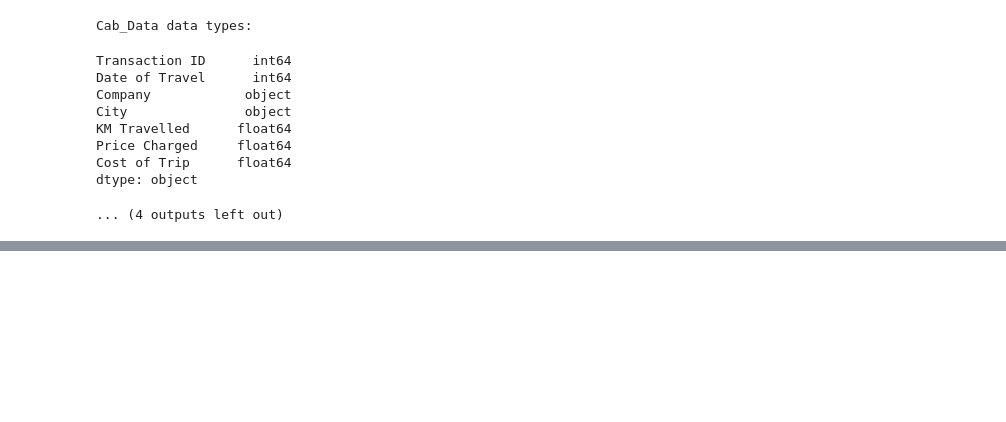
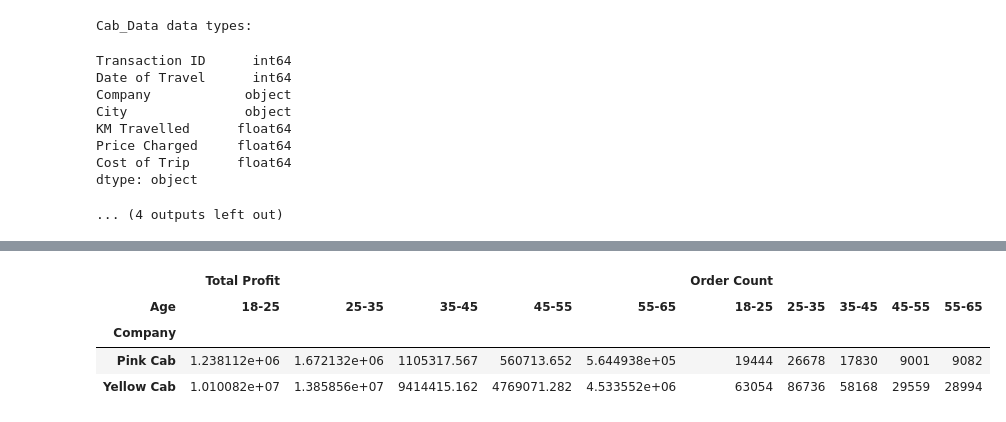
Before and after one commit to YunkeW/ML-Projects, a Jupyter notebook: EDA.ipynb, the cells around one changed output, grey strips where cells are left out. Saved outputs shown, nothing was run; the diff lists cells and outputs as text; code cells hidden in the pictures; blank space fills up the shorter version.

```diff
--- a/EDA.ipynb
+++ b/EDA.ipynb
@@ -69,0 +144,11 @@ Change 'Population' and 'Users' from object to integer.
+# %%
+# Group by age.
+age_bins = pd.cut(df['Age'], bins=[18, 25, 35, 45, 55, 65], labels=['18-25', '25-35', '35-45', '45-55', '55-65'])
+age_stats = df.groupby(['Company', age_bins]).agg({'Profit':'sum', 'Transaction ID' : 'count'}).rename(columns={'Profit' : 'Total Profit', 'Transaction ID' : 'Order Count'}).unstack()
+age_stats
+# %% [output]
+|  | Total Profit |  |  |  |  | Order Count |  |  |  |  |
+| Age | 18-25 | 25-35 | 35-45 | 45-55 | 55-65 | 18-25 | 25-35 | 35-45 | 45-55 | 55-65 |
+| Company |  |  |  |  |  |  |  |  |  |  |
+| Pink Cab | 1.238112e+06 | 1.672132e+06 | 1105317.567 | 560713.652 | 5.644938e+05 | 19444 | 26678 | 17830 | 9001 | 9082 |
+| Yellow Cab | 1.010082e+07 | 1.385856e+07 | 9414415.162 | 4769071.282 | 4.533552e+06 | 63054 | 86736 | 58168 | 29559 | 28994 |
```
Also changed, not shown: parts of 21 cells of this notebook.
